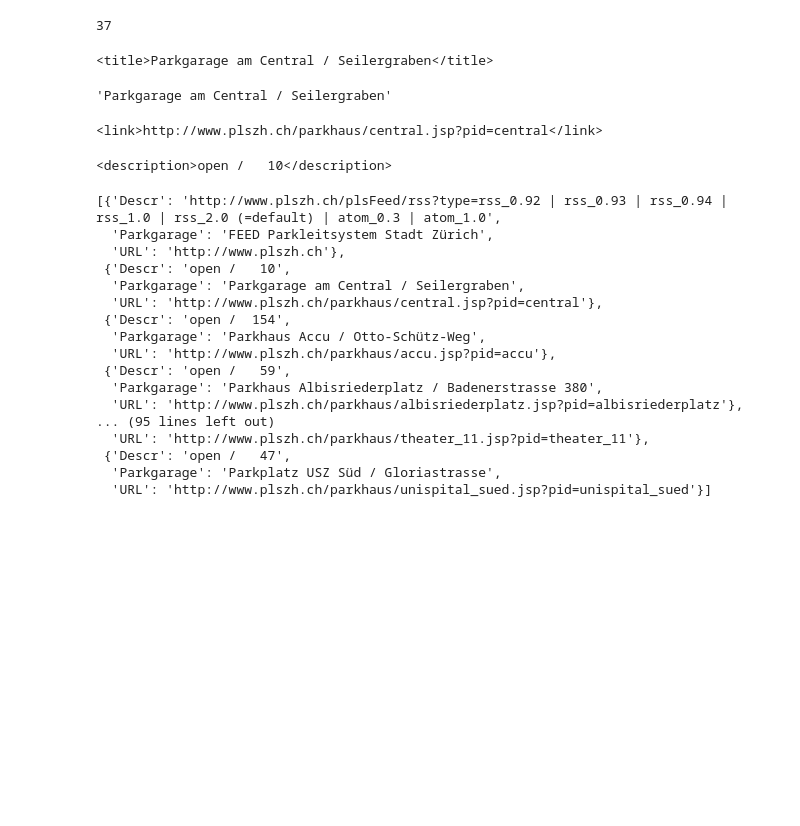
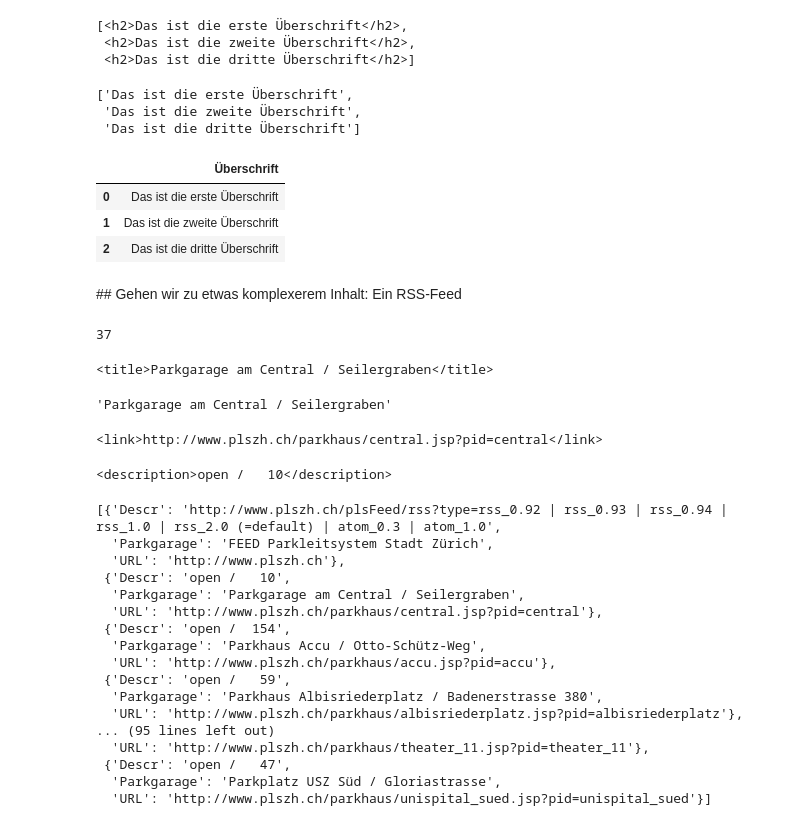
Before and after one commit to MAZ-CAS-DDJ/kurs_18_19, a Jupyter notebook: 06 APIs, Scraping I/03 BeautifulSoup .ipynb, the cells around one changed output. Drawn from its saved outputs; the diff is of its cells as text; code cells hidden in the pictures; blank space fills up the shorter version.

```diff
--- a/06 APIs, Scraping I/03 BeautifulSoup .ipynb
+++ b/06 APIs, Scraping I/03 BeautifulSoup .ipynb
@@ -7,0 +23,4 @@ from bs4 import BeautifulSoup
+# %%
+text = file.read()
+# %%
+soup = BeautifulSoup(text, 'lxml')
@@ -7,0 +31,23 @@ from bs4 import BeautifulSoup
+# %%
+soup.find_all('h2')
+# %% [output]
+[<h2>Das ist die erste Überschrift</h2>,
+ <h2>Das ist die zweite Überschrift</h2>,
+ <h2>Das ist die dritte Überschrift</h2>]
+# %%
+#Bauen wir eine neue Liste
+new_lst = []
+for elem in soup.find_all('h2'):
+    new_lst.append(elem.text)
+# %%
+new_lst
+# %% [output]
+['Das ist die erste Überschrift',
+ 'Das ist die zweite Überschrift',
+ 'Das ist die dritte Überschrift']
+# %%
+#Bauen wir eine Liste von Dictionaries
+new_lst = []
+for elem in soup.find_all('h2'):
+    mini_dict = {'Überschrift':elem.text}
+    new_lst.append(mini_dict)
@@ -8,3 +56,12 @@ from bs4 import BeautifulSoup
+# %%
+pd.DataFrame(new_lst)
+# %% [output]
+|  | Überschrift |
+| 0 | Das ist die erste Überschrift |
+| 1 | Das ist die zweite Überschrift |
+| 2 | Das ist die dritte Überschrift |
+# %% [markdown]
+## Gehen wir zu etwas komplexerem Inhalt: Ein RSS-Feed
 # %%
 r = requests.get('http://www.plszh.ch/plsFeed/rss')
 # %%
```
Also changed, not shown: parts of 11 cells of this notebook, 2 other files.
